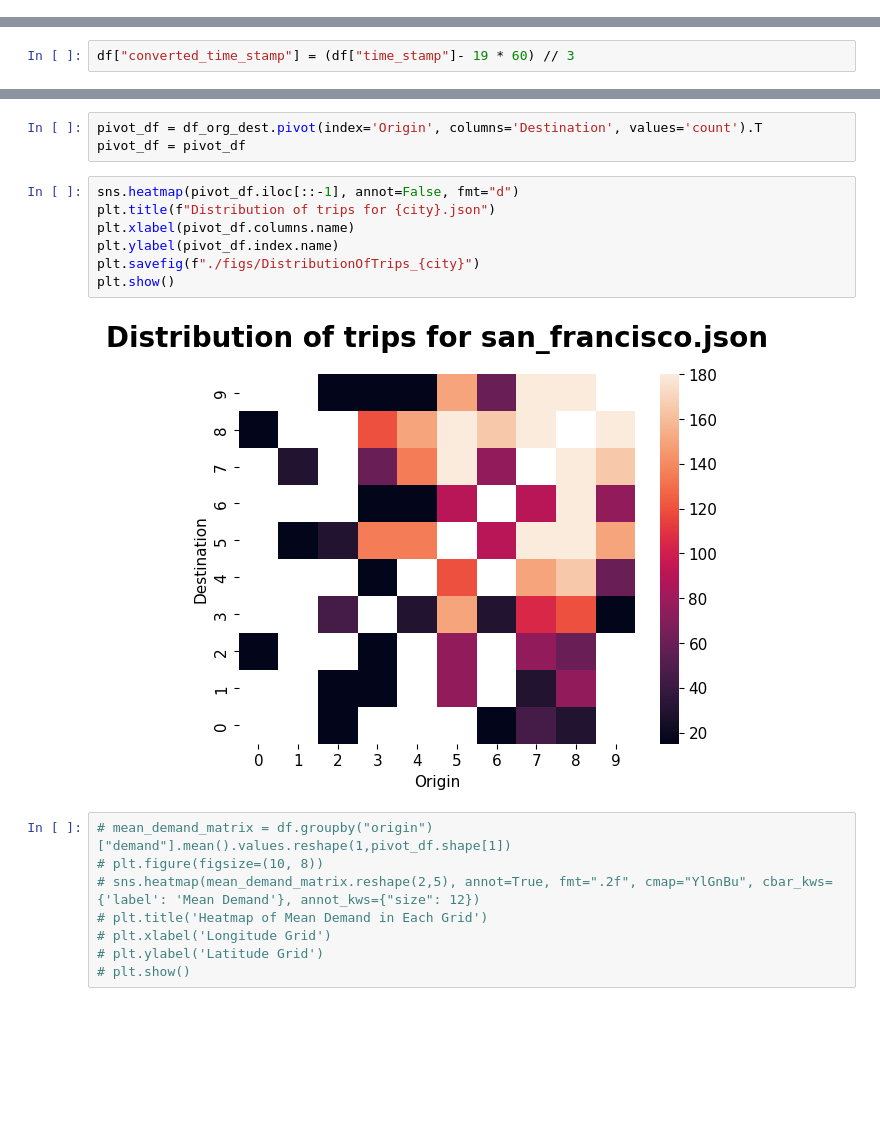
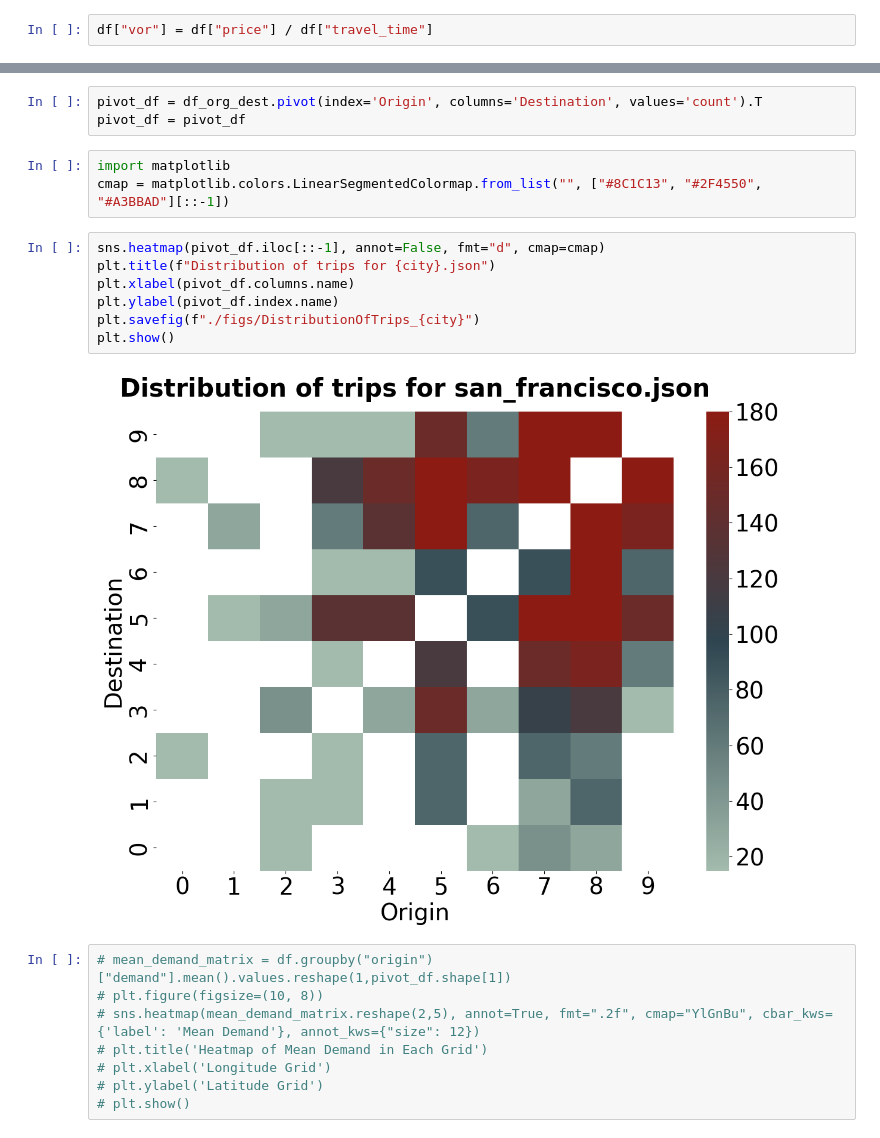
Before and after one commit to Jungar111/multi_agent_reinforcement_learning, a Jupyter notebook: notebooks/data_analysis_brooklyn.ipynb, the cells around one changed output, grey strips where cells are left out. Drawn from its saved outputs; the diff is of its cells as text; blank space fills up the shorter version.

```diff
--- a/notebooks/data_analysis_brooklyn.ipynb
+++ b/notebooks/data_analysis_brooklyn.ipynb
@@ -46,0 +38,2 @@ df
+# %%
+df["vor"] = df["price"] / df["travel_time"]
@@ -51,8 +75,6 @@ df["price"].max() / df["travel_time"].max()
 # %%
 json_start = 19*60
 json_tstep = 3
-# %%
-df["converted_time_stamp"] = (df["time_stamp"]- 19 * 60) // 3
 # %%
 i = 5
 j = 9
@@ -169,15 +191,18 @@ Destination nodes: [0 1 2 3 4 5 6 7 8 9]
 # %%
 pivot_df = df_org_dest.pivot(index='Origin', columns='Destination', values='count').T
 pivot_df = pivot_df
+# %%
+import matplotlib
+cmap = matplotlib.colors.LinearSegmentedColormap.from_list("", ["#8C1C13", "#2F4550", "#A3BBAD"][::-1])
 # %%
-sns.heatmap(pivot_df.iloc[::-1], annot=False, fmt="d")
+sns.heatmap(pivot_df.iloc[::-1], annot=False, fmt="d", cmap=cmap)
 plt.title(f"Distribution of trips for {city}.json")
 plt.xlabel(pivot_df.columns.name)
 plt.ylabel(pivot_df.index.name)
 plt.savefig(f"./figs/DistributionOfTrips_{city}")
 plt.show()
 # %% [output]
-[figure, old version]
+[figure, new version]
 # %%
 # mean_demand_matrix = df.groupby("origin")["demand"].mean().values.reshape(1,pivot_df.shape[1])
 # plt.figure(figsize=(10, 8))
```
Also changed, not shown: parts of 34 cells of this notebook, 42 other files.
